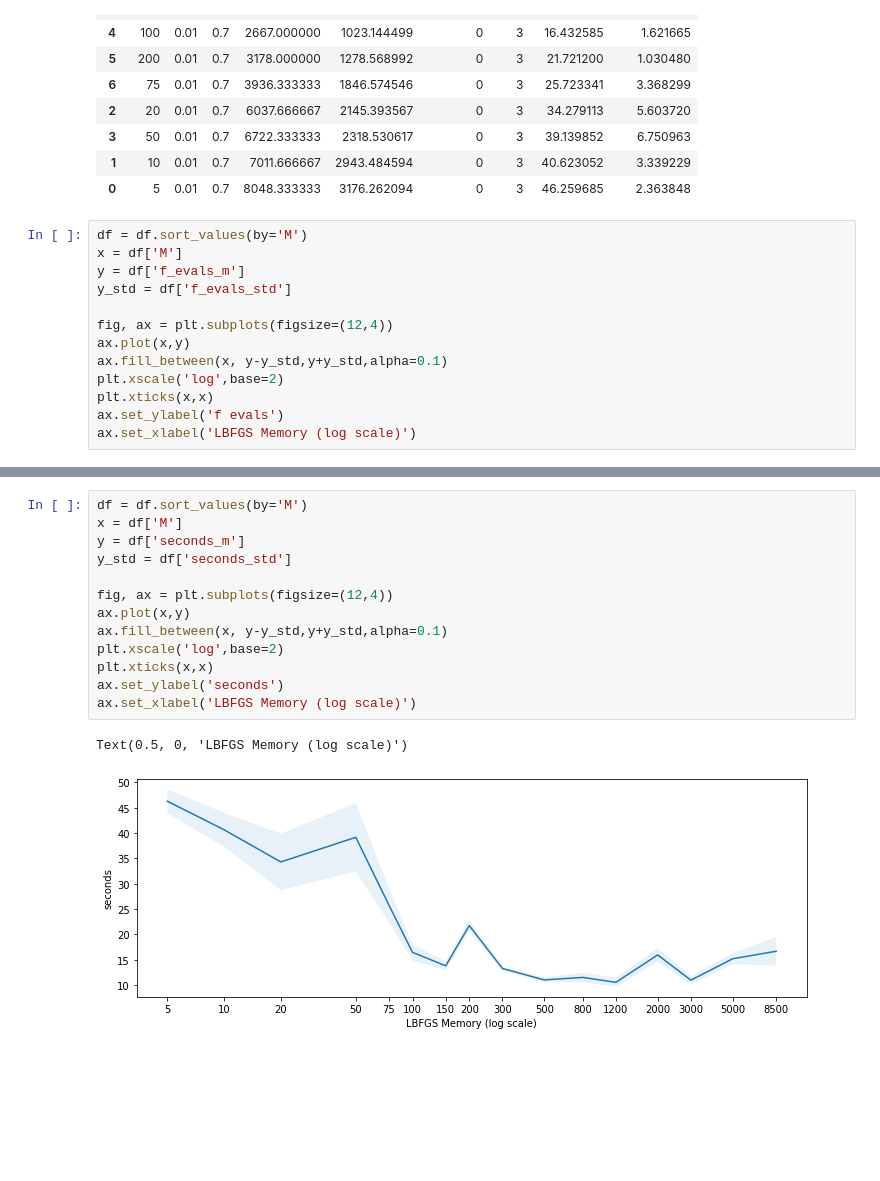
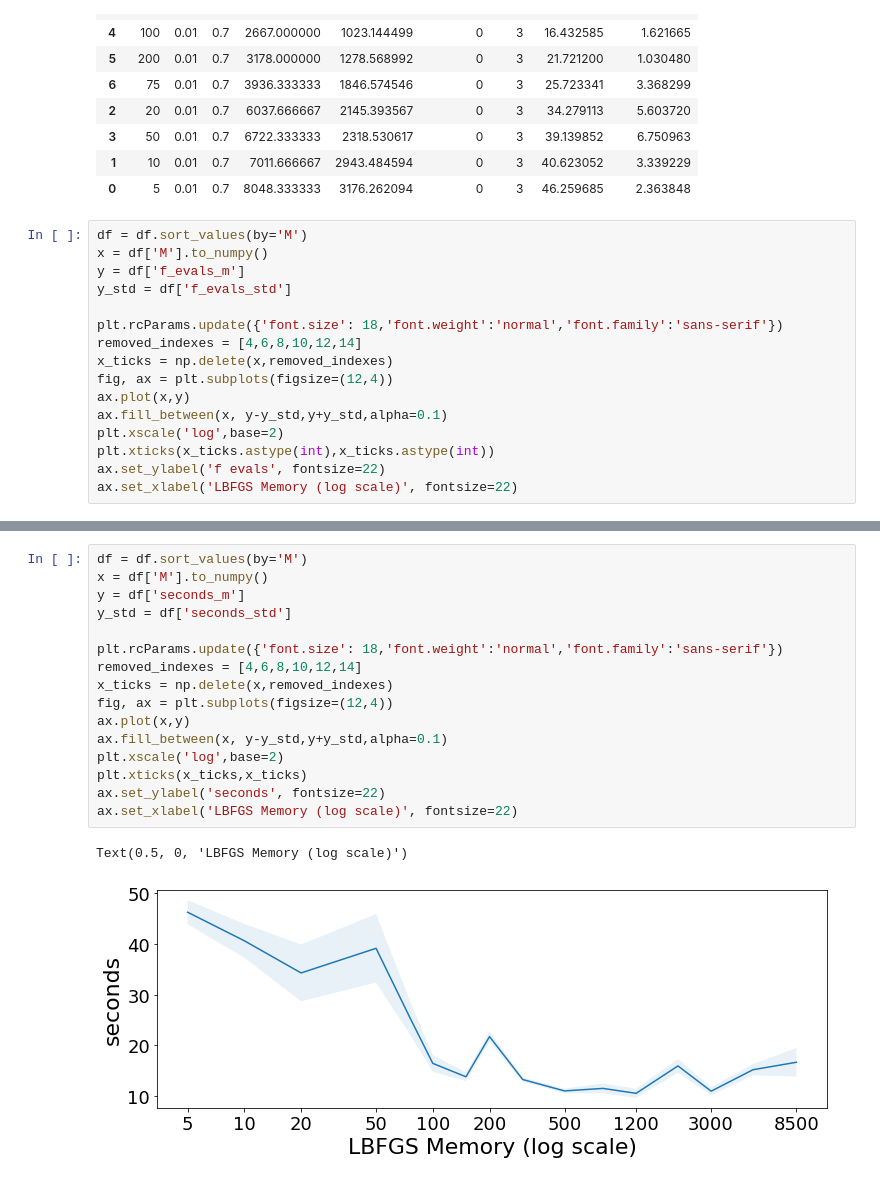
Before and after one commit to michelebersani/ComputationalMathematics, a Jupyter notebook: experiment.ipynb, the cells around one changed output, grey strips where cells are left out. Saved outputs shown, nothing was run; the diff lists cells and outputs as text; blank space fills up the shorter version.

```diff
--- a/experiment.ipynb
+++ b/experiment.ipynb
@@ -162,16 +156,19 @@ df.sort_values(by='f_evals_m')
 | 0 | 5 | 0.01 | 0.7 | 8048.333333 | 3176.262094 | 0 | 3 | 46.259685 | 2.363848 |
 # %%
 df = df.sort_values(by='M')
-x = df['M']
+x = df['M'].to_numpy()
 y = df['f_evals_m']
 y_std = df['f_evals_std']
 
+plt.rcParams.update({'font.size': 18,'font.weight':'normal','font.family':'sans-serif'})
+removed_indexes = [4,6,8,10,12,14]
+x_ticks = np.delete(x,removed_indexes)
 fig, ax = plt.subplots(figsize=(12,4))
 ax.plot(x,y)
 ax.fill_between(x, y-y_std,y+y_std,alpha=0.1)
 plt.xscale('log',base=2)
-plt.xticks(x,x)
-ax.set_ylabel('f evals')
-ax.set_xlabel('LBFGS Memory (log scale)')
+plt.xticks(x_ticks.astype(int),x_ticks.astype(int))
+ax.set_ylabel('f evals', fontsize=22)
+ax.set_xlabel('LBFGS Memory (log scale)', fontsize=22)
 # %% [output]
 Text(0.5, 0, 'LBFGS Memory (log scale)')
@@ -179,16 +176,19 @@ Text(0.5, 0, 'LBFGS Memory (log scale)')
 # %%
 df = df.sort_values(by='M')
-x = df['M']
+x = df['M'].to_numpy()
 y = df['seconds_m']
 y_std = df['seconds_std']
 
+plt.rcParams.update({'font.size': 18,'font.weight':'normal','font.family':'sans-serif'})
+removed_indexes = [4,6,8,10,12,14]
+x_ticks = np.delete(x,removed_indexes)
 fig, ax = plt.subplots(figsize=(12,4))
 ax.plot(x,y)
 ax.fill_between(x, y-y_std,y+y_std,alpha=0.1)
 plt.xscale('log',base=2)
-plt.xticks(x,x)
-ax.set_ylabel('seconds')
-ax.set_xlabel('LBFGS Memory (log scale)')
+plt.xticks(x_ticks,x_ticks)
+ax.set_ylabel('seconds', fontsize=22)
+ax.set_xlabel('LBFGS Memory (log scale)', fontsize=22)
 # %% [output]
 Text(0.5, 0, 'LBFGS Memory (log scale)')
-[figure, old version]
+[figure, new version]
```
Also changed, not shown: parts of 4 cells of this notebook, 2 other files.
